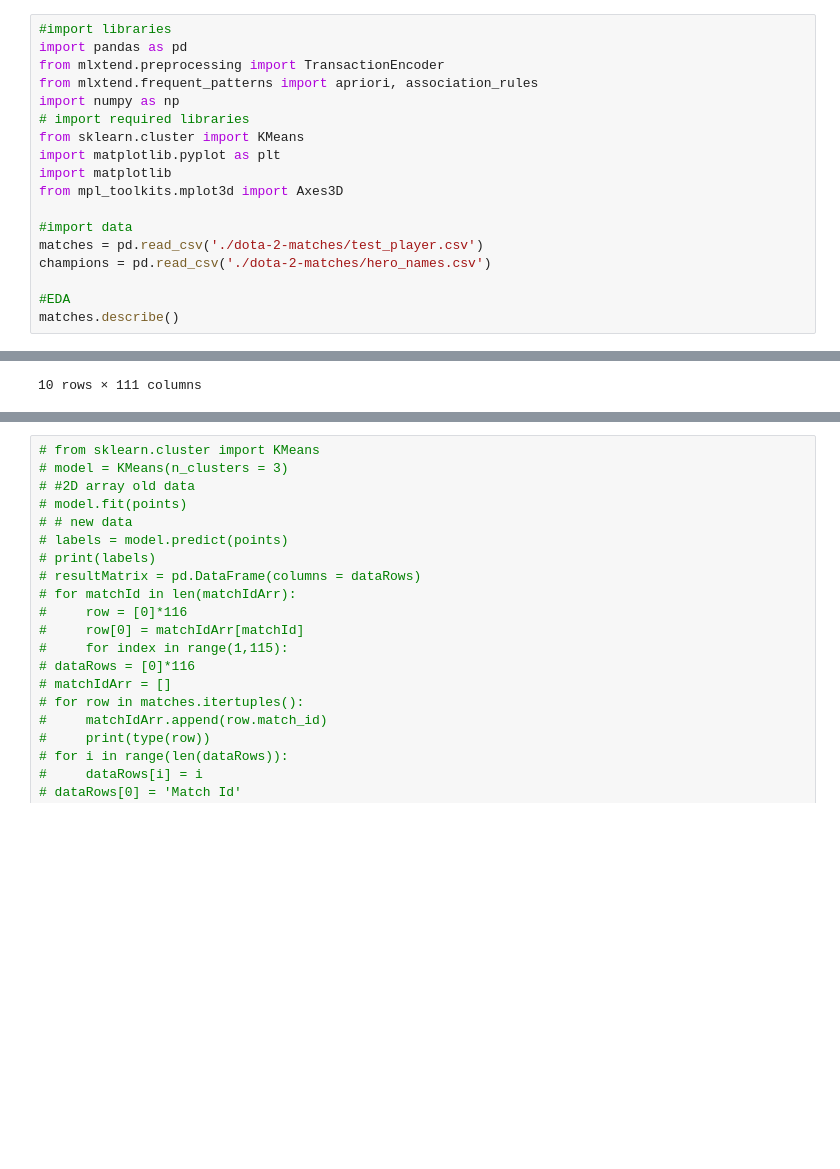
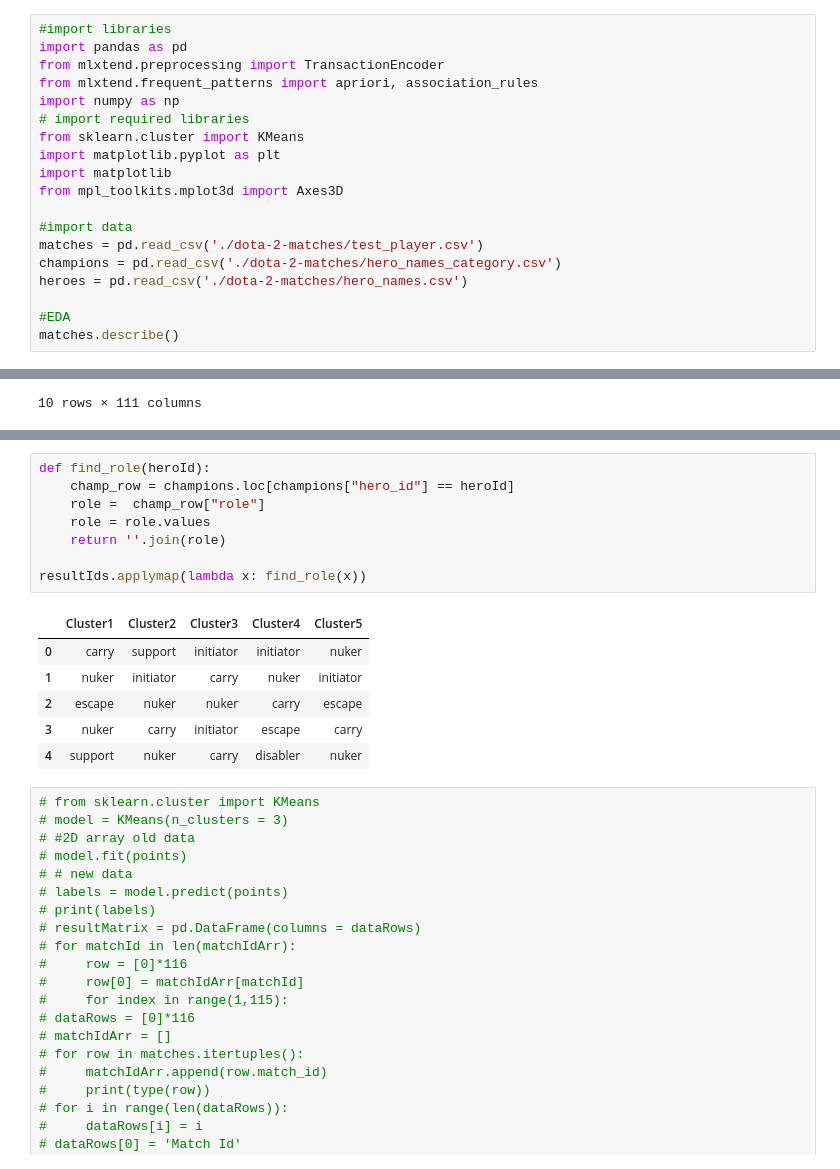
Before and after one commit to itsDZhang/Dota2__Data-Mining, a Jupyter notebook: Clustering.ipynb, the cells around one changed output, grey strips where cells are left out. Saved outputs shown, nothing was run; the diff lists cells and outputs as text; blank space fills up the shorter version.

```diff
--- a/Clustering.ipynb
+++ b/Clustering.ipynb
@@ -12,7 +12,8 @@ from mpl_toolkits.mplot3d import Axes3D
 
 #import data
 matches = pd.read_csv('./dota-2-matches/test_player.csv')
-champions = pd.read_csv('./dota-2-matches/hero_names.csv')
+champions = pd.read_csv('./dota-2-matches/hero_names_category.csv')
+heroes = pd.read_csv('./dota-2-matches/hero_names.csv')
 
 #EDA
 matches.describe()
@@ -294,3 +305,18 @@ pd.DataFrame(clusterMap)
+# %%
+def find_role(heroId):
+    champ_row = champions.loc[champions["hero_id"] == heroId]
+    role =  champ_row["role"]
+    role = role.values
+    return ''.join(role)
+
+resultIds.applymap(lambda x: find_role(x))
+# %% [output]
+|  | Cluster1 | Cluster2 | Cluster3 | Cluster4 | Cluster5 |
+| 0 | carry | support | initiator | initiator | nuker |
+| 1 | nuker | initiator | carry | nuker | initiator |
+| 2 | escape | nuker | nuker | carry | escape |
+| 3 | nuker | carry | initiator | escape | carry |
+| 4 | support | nuker | carry | disabler | nuker |
 # %%
 # from sklearn.cluster import KMeans
 # model = KMeans(n_clusters = 3)
```
Also changed, not shown: parts of 10 cells of this notebook.
